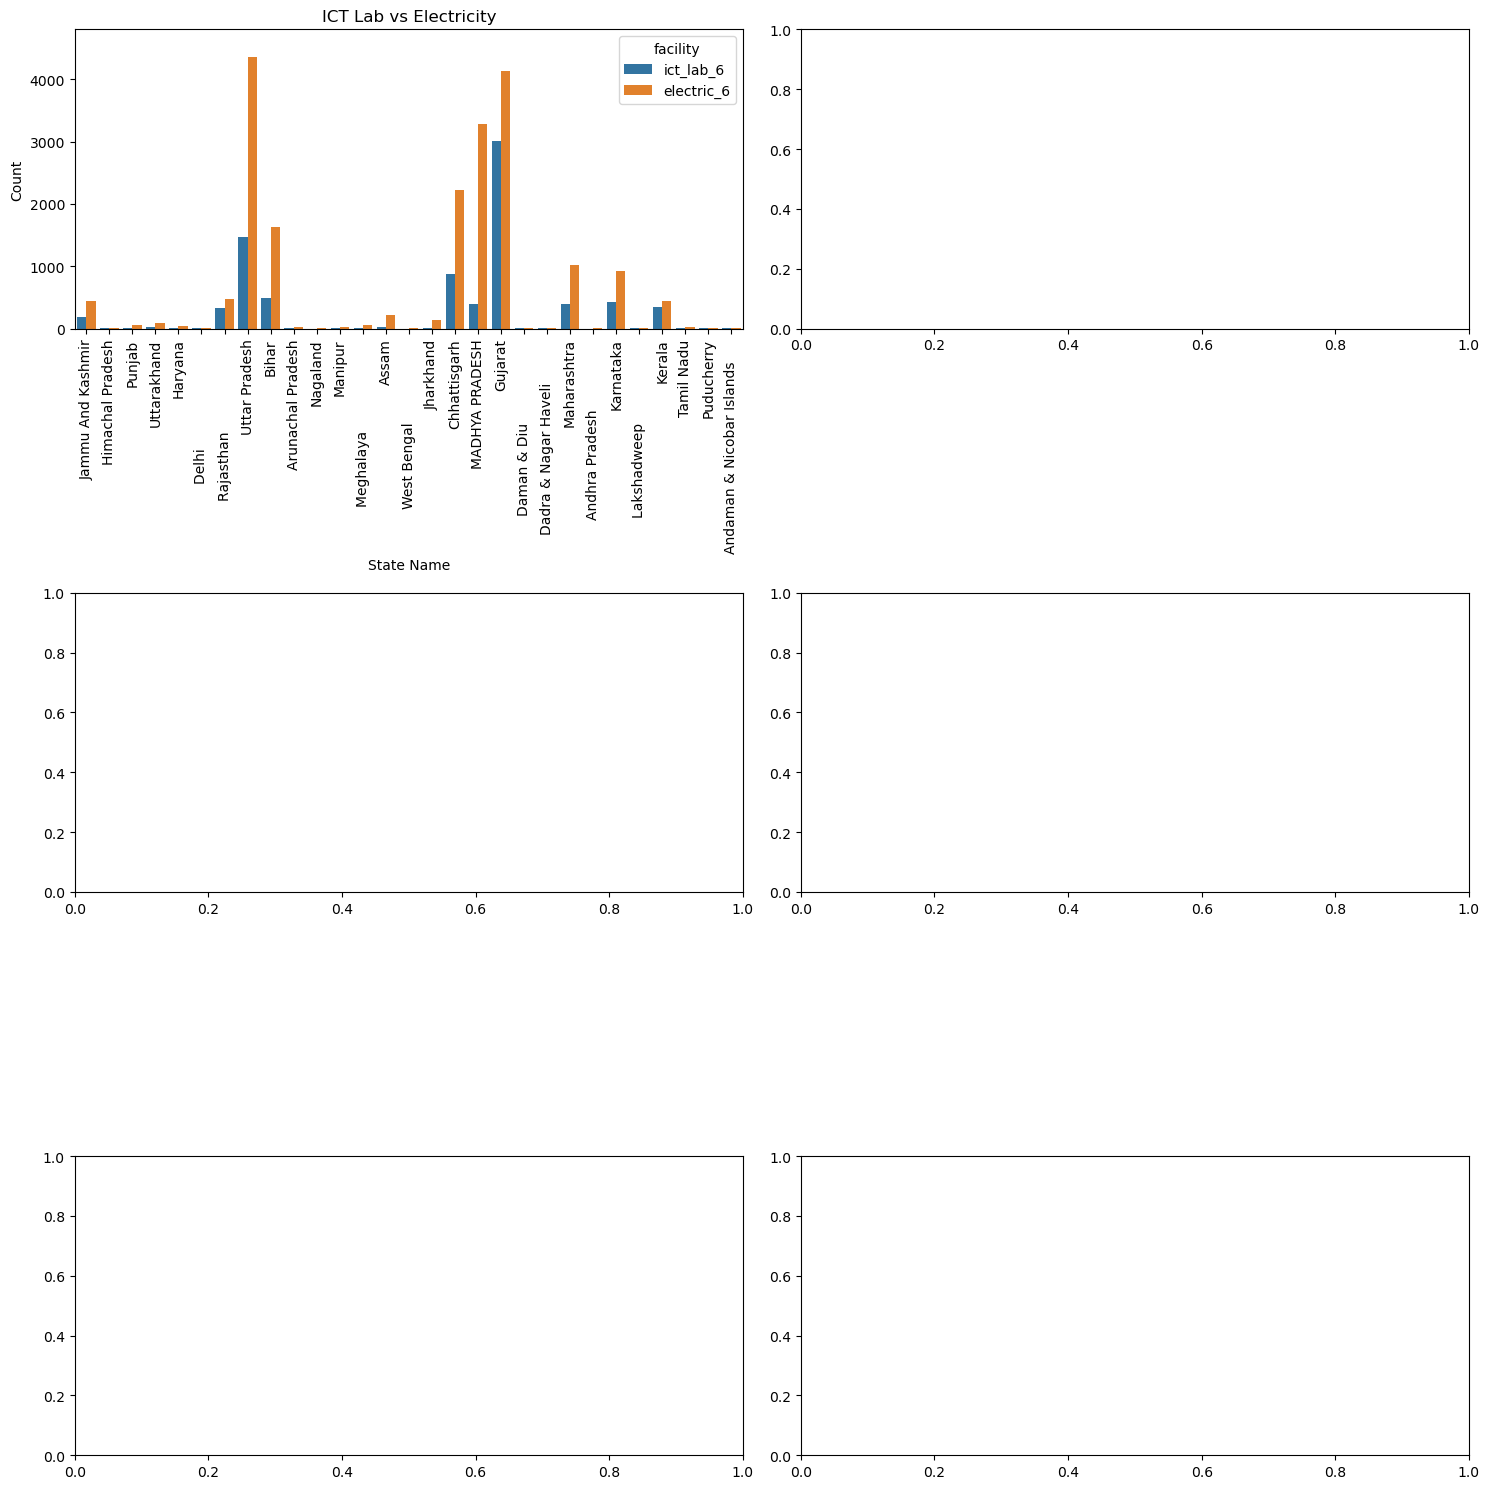
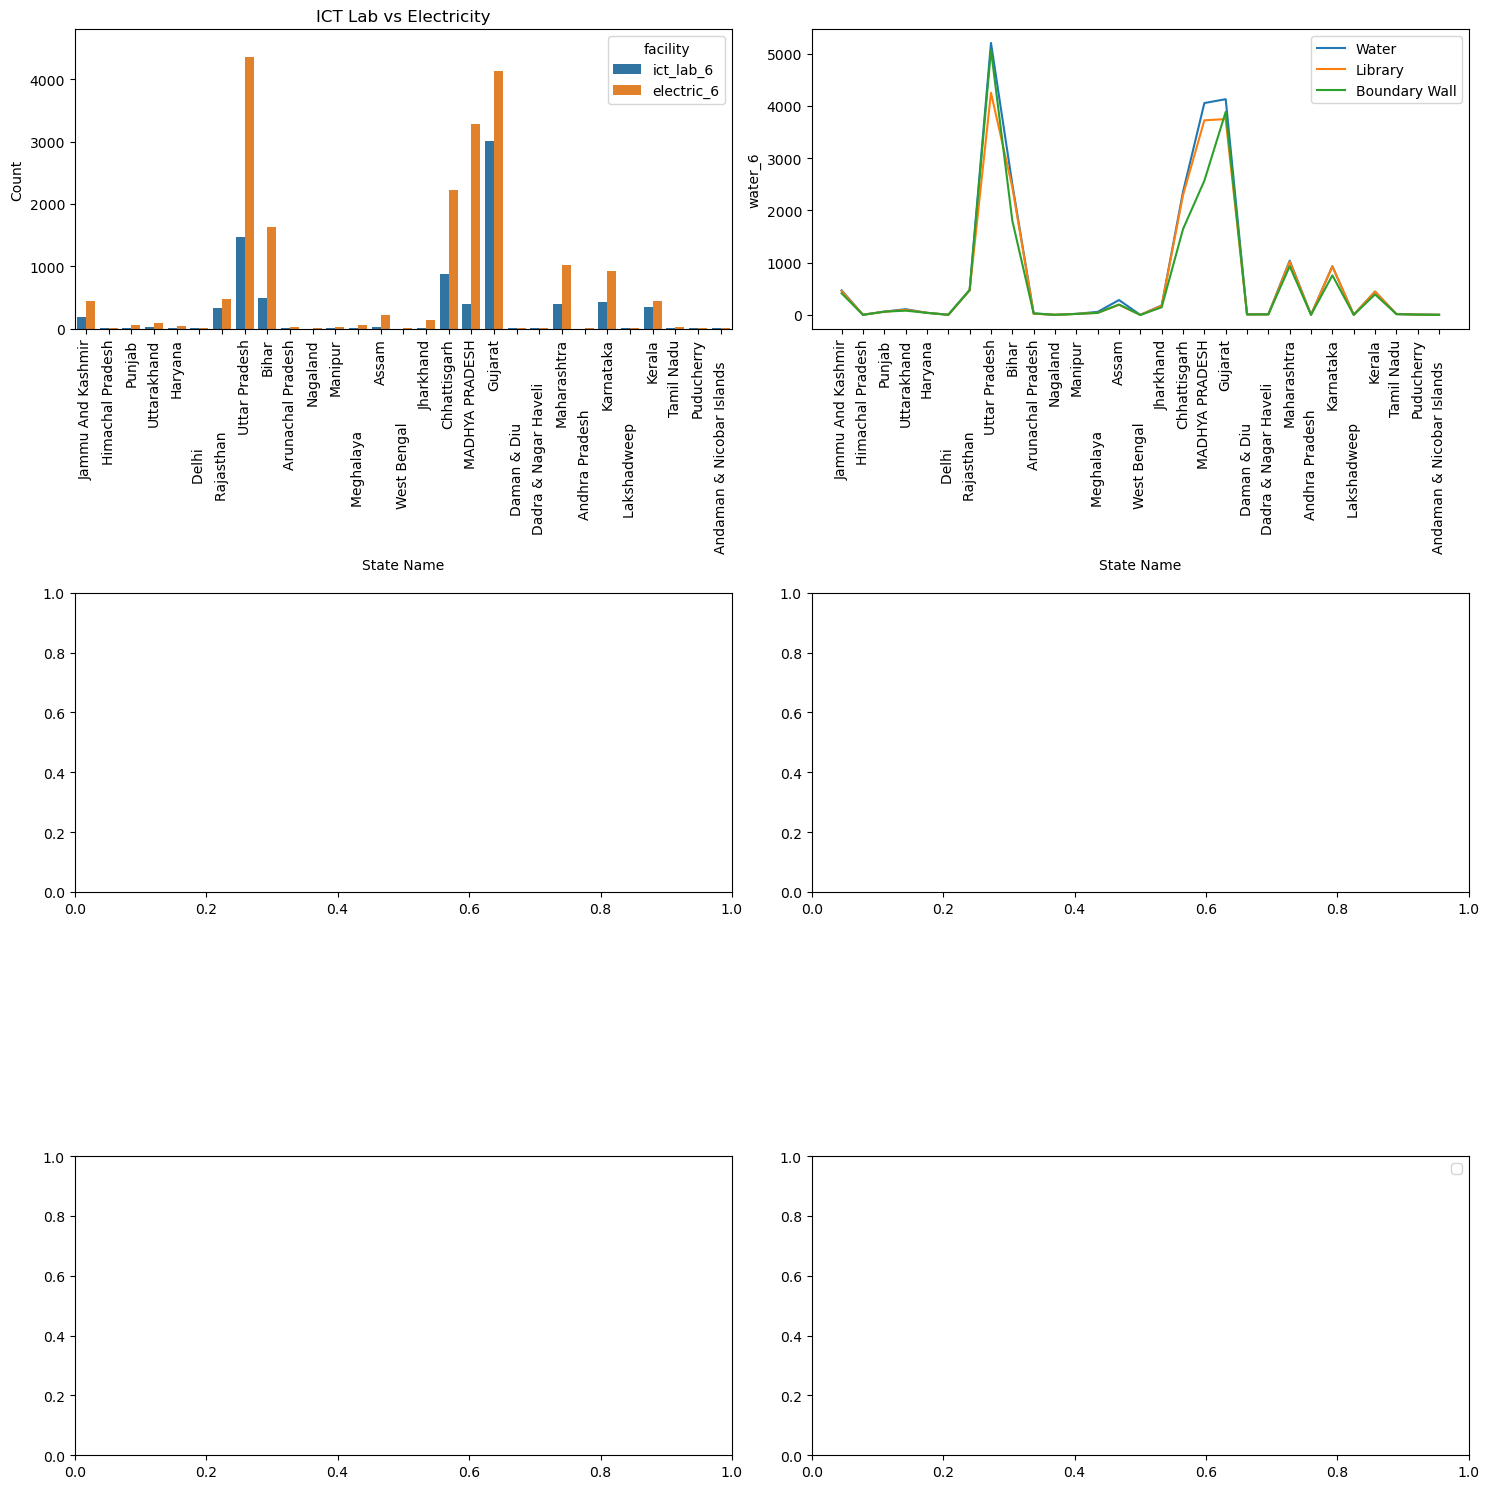
Code edit (unified diff) that turned the first committed figure into the second:
--- before
+++ after
@@ -1,9 +1,10 @@
 fig, ax = plt.subplots(3,2,figsize=(15,15))
-plot_df = df[["statname", "ict_lab_6", "electric_6"]].melt(
-    id_vars="statname",
-    value_vars=["ict_lab_6", "electric_6"],
-    var_name="facility",
-    value_name="count",
-)
+sns.lineplot(data=df, x="statname", y="water_6", ax=ax[0,1], label="Water")
+sns.lineplot(data=df, x="statname", y="library_6", ax=ax[0,1], label="Library")
+sns.lineplot(data=df, x="statname", y="bndrywall_6", ax=ax[0,1], label="Boundary Wall")
+plt.legend()
+ax[0,1].tick_params(axis="x", rotation=90)
+ax[0,1].set_xlabel("State Name")
+
 sns.barplot(data=plot_df, x="statname", y="count", hue="facility", ax=ax[0,0])
 ax[0,0].set_xlabel("State Name")

Commit: linechart